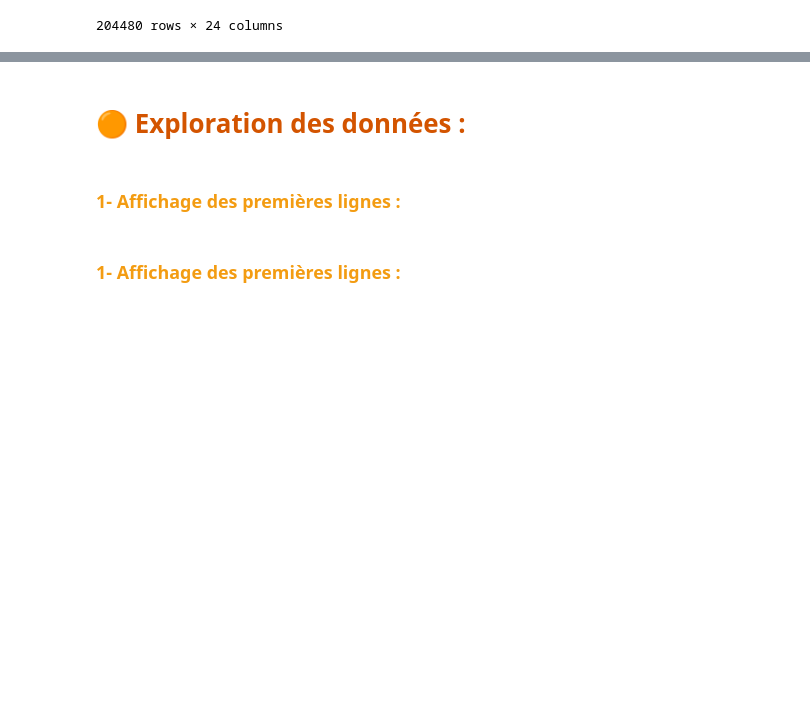
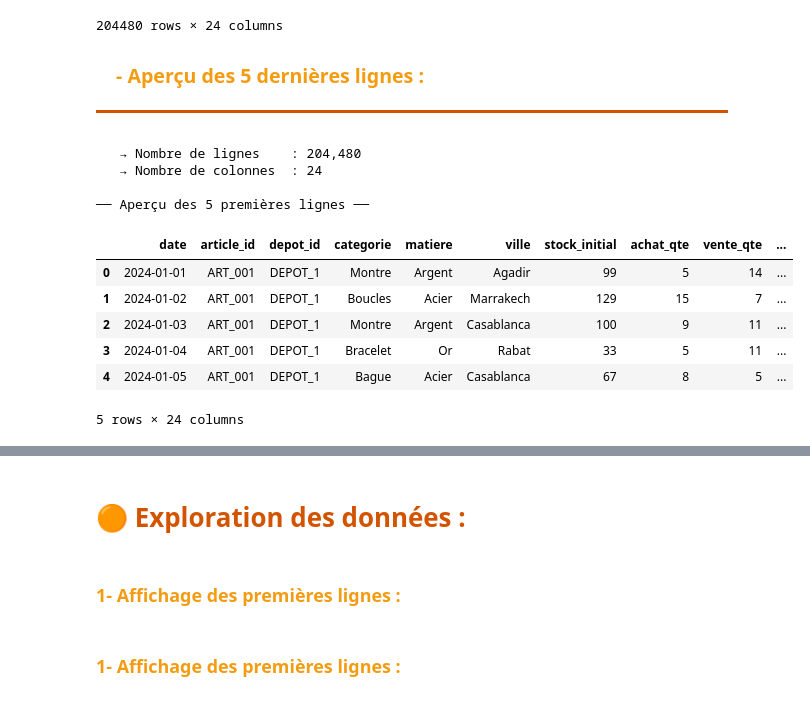
Before and after one commit to salmaIKSOD/Intelligent-Stock-Optimization-Platform, a Jupyter notebook: Notebooks/Stock.ipynb, the cells around one changed output, grey strips where cells are left out. Drawn from its saved outputs; the diff is of its cells as text; code cells hidden in the pictures; blank space fills up the shorter version.

```diff
--- a/Notebooks/Stock.ipynb
+++ b/Notebooks/Stock.ipynb
@@ -86,3 +86,27 @@ df
 | 204478 | 2026-04-30 | ART_060 | DEPOT_4 | Bague | Or | Marrakech | 131 | 6 | 10 | ... |
 | 204479 | 2026-05-01 | ART_060 | DEPOT_4 | Boucles | Or | Casablanca | 91 | 10 | 11 | ... |
 204480 rows × 24 columns
+# %% [markdown]
+<div style="background: linear-gradient(to right, #D3540020, #FEF5E8); padding: 12px 20px; border-bottom: 3px solid #D35400; max-width: 1350px; font-family: 'Times New Roman'; margin-bottom: 15px;">
+    <p style="font-family: 'Times New Roman'; font-size: 1.4em; font-weight: bold; color: #F39C12; margin: 0; text-shadow: 0 0 2px rgba(211,84,0,0.2);">
+         - Aperçu des 5 dernières lignes :
+    </p>
+</div>
+# %%
+print(f'   → Nombre de lignes    : {df.shape[0]:,}')
+print(f'   → Nombre de colonnes  : {df.shape[1]}')
+print()
+print('── Aperçu des 5 premières lignes ──')
+df.head()
+# %% [output]
+   → Nombre de lignes    : 204,480
+   → Nombre de colonnes  : 24
+
+── Aperçu des 5 premières lignes ──
+|  | date | article_id | depot_id | categorie | matiere | ville | stock_initial | achat_qte | vente_qte | ... |
+| 0 | 2024-01-01 | ART_001 | DEPOT_1 | Montre | Argent | Agadir | 99 | 5 | 14 | ... |
+| 1 | 2024-01-02 | ART_001 | DEPOT_1 | Boucles | Acier | Marrakech | 129 | 15 | 7 | ... |
+| 2 | 2024-01-03 | ART_001 | DEPOT_1 | Montre | Argent | Casablanca | 100 | 9 | 11 | ... |
+| 3 | 2024-01-04 | ART_001 | DEPOT_1 | Bracelet | Or | Rabat | 33 | 5 | 11 | ... |
+| 4 | 2024-01-05 | ART_001 | DEPOT_1 | Bague | Acier | Casablanca | 67 | 8 | 5 | ... |
+5 rows × 24 columns
```
Also changed, not shown: parts of 9 cells of this notebook, 1 other file.
